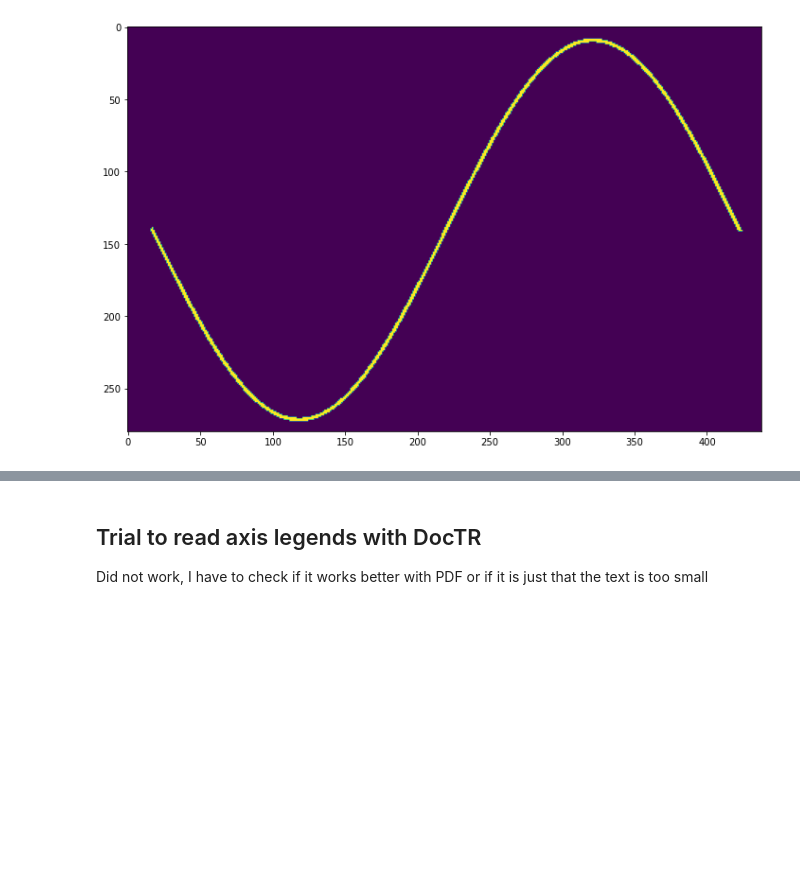
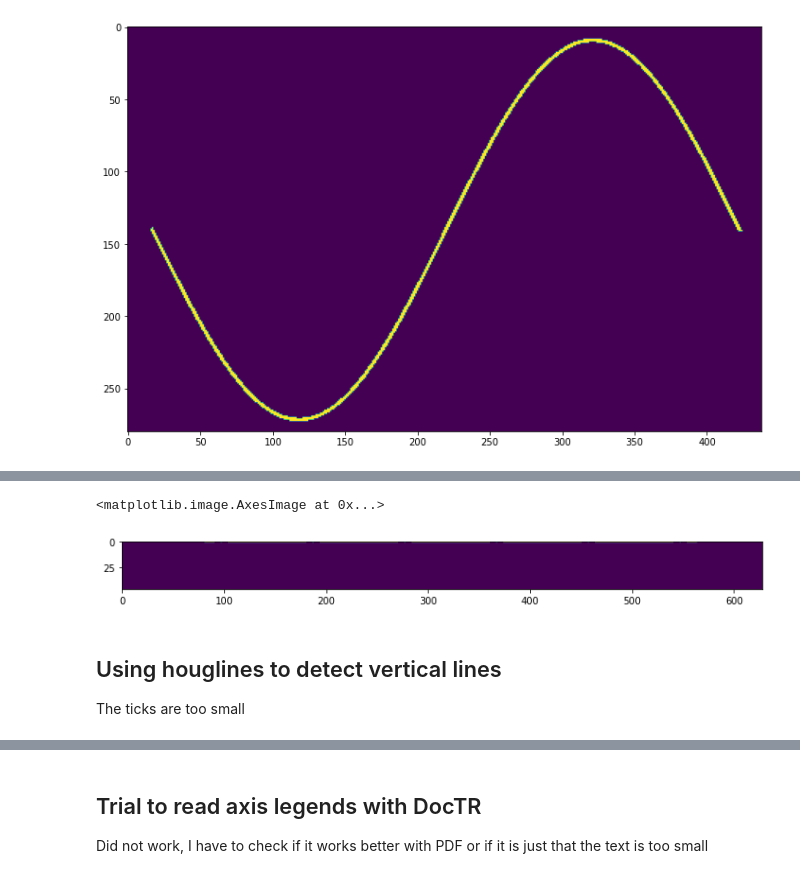
Before and after one commit to SsayanJ/graph-reader, a Jupyter notebook: sandbox.ipynb, the cells around one changed output, grey strips where cells are left out. Saved outputs shown, nothing was run; the diff lists cells and outputs as text; code cells hidden in the pictures; blank space fills up the shorter version.

```diff
--- a/sandbox.ipynb
+++ b/sandbox.ipynb
@@ -169,2 +174,12 @@ True
+# %%
+plt.figure(figsize=(12,10))
+plt.imshow(res >0.8)
+# np.where(res>0.8)
+# %% [output]
+<matplotlib.image.AxesImage at 0x...>
+[figure, added]
+# %% [markdown]
+## Using houglines to detect vertical lines
+The ticks are too small
 # %%
 minLineLength=3
```
Also changed, not shown: parts of 32 cells of this notebook, 3 other files.
